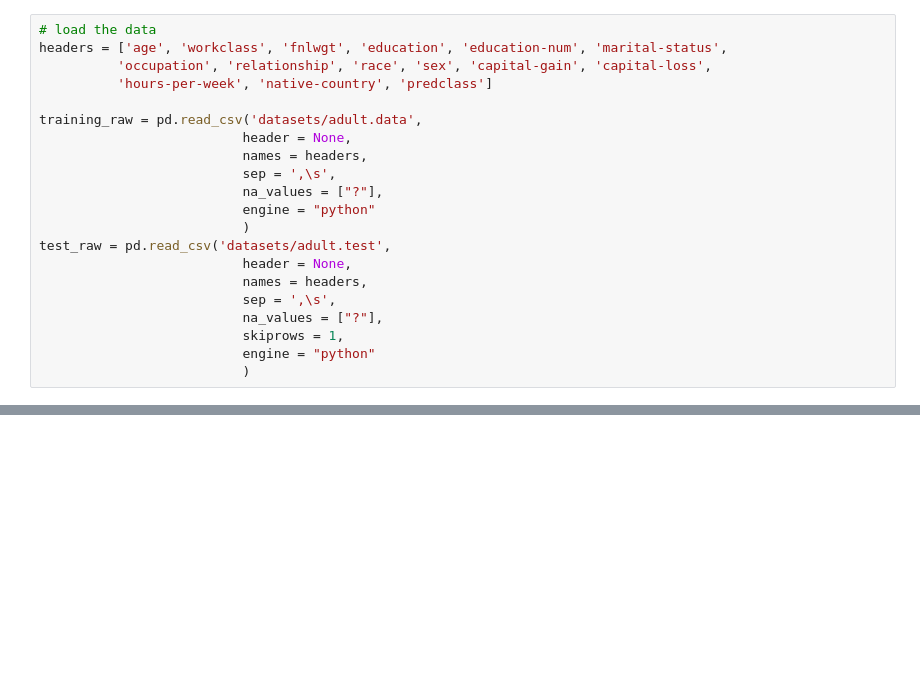
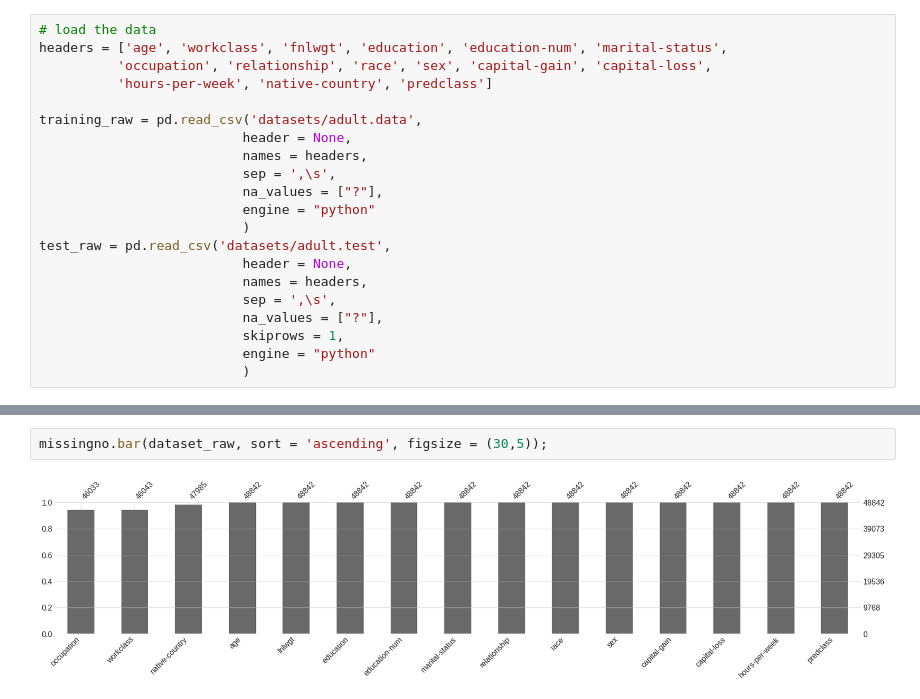
Before and after one commit to NilSagor/eda-tut, a Jupyter notebook: Untitled.ipynb, the cells around one changed output, grey strips where cells are left out. Drawn from its saved outputs; the diff is of its cells as text; blank space fills up the shorter version.

```diff
--- a/Untitled.ipynb
+++ b/Untitled.ipynb
@@ -48,0 +108,4 @@ dataset_raw.reset_index(inplace = True)
+# %%
+missingno.bar(dataset_raw, sort = 'ascending', figsize = (30,5));
+# %% [output]
+[figure, added]
```
Also changed, not shown: parts of 11 cells of this notebook.
